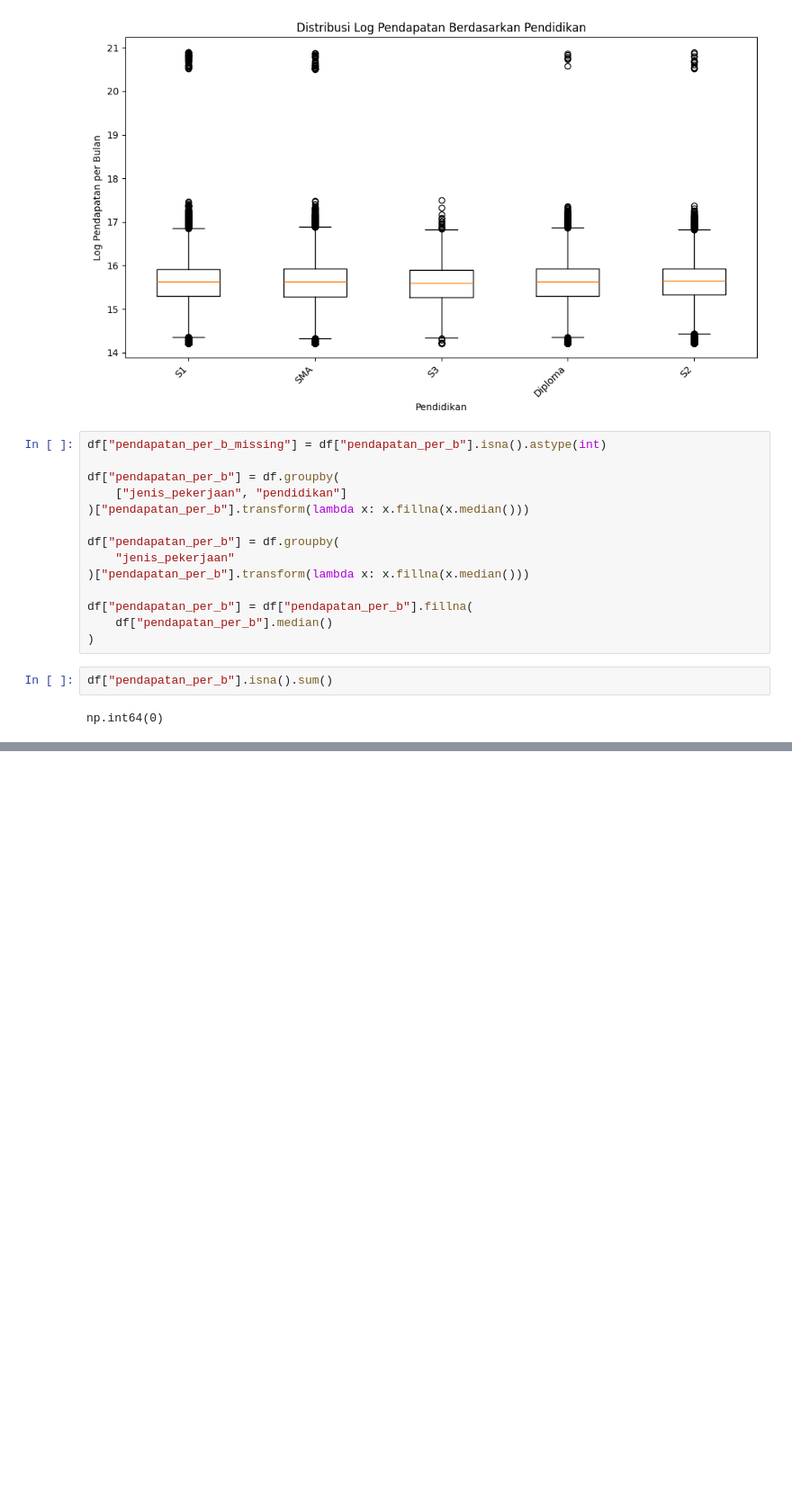
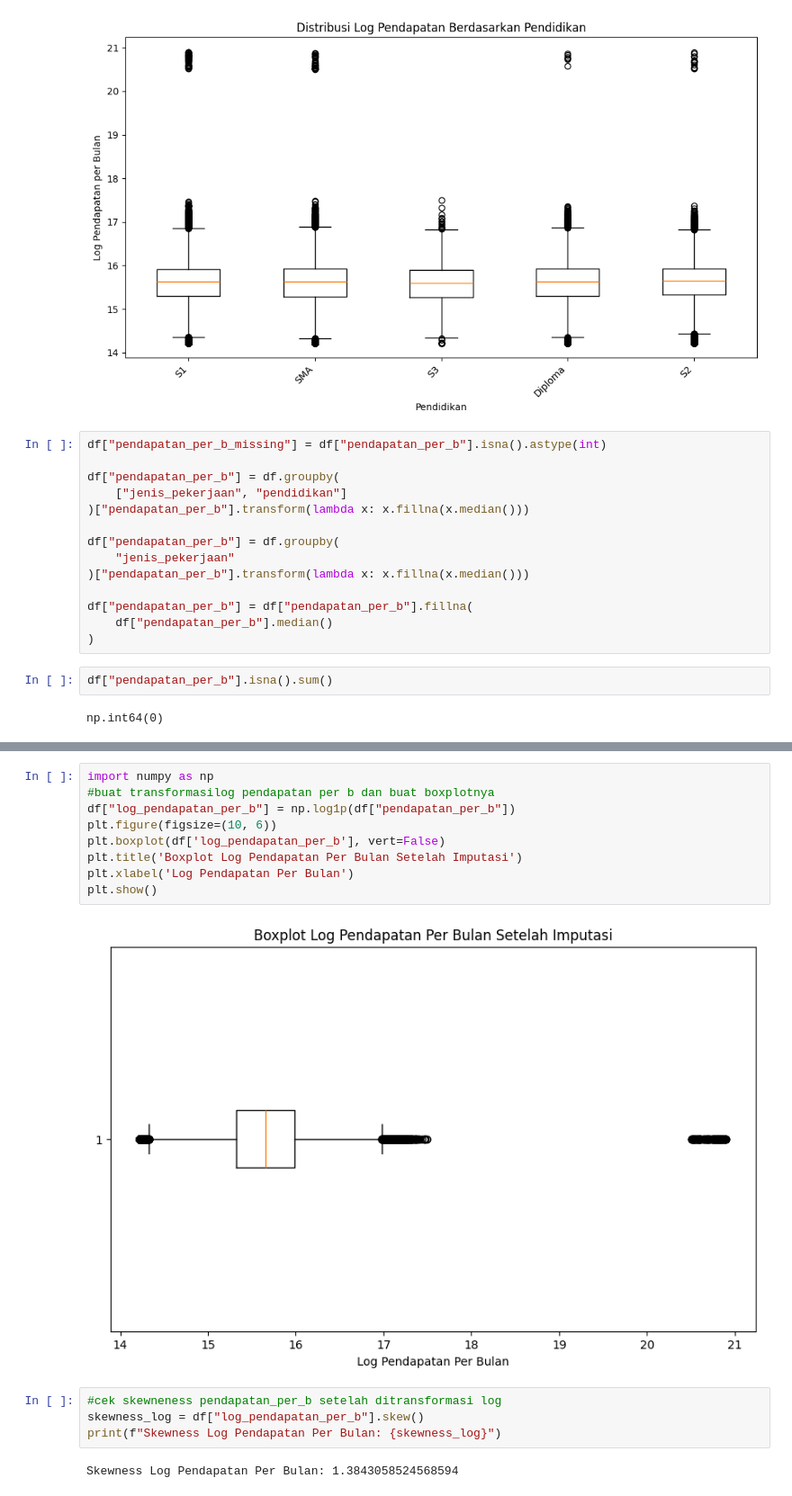
Before and after one commit to andikadibyaa/bflp-python, a Jupyter notebook: Sesi 2 - 10 JUN - Sesi EDA.ipynb, the cells around one changed output, grey strips where cells are left out. Shown at 90% size. Drawn from its saved outputs; the diff is of its cells as text; blank space fills up the shorter version.

```diff
--- a/Sesi 2 - 10 JUN - Sesi EDA.ipynb
+++ b/Sesi 2 - 10 JUN - Sesi EDA.ipynb
@@ -450,0 +825,17 @@ np.int64(0)
+# %%
+import numpy as np
+#buat transformasilog pendapatan per b dan buat boxplotnya
+df["log_pendapatan_per_b"] = np.log1p(df["pendapatan_per_b"])
+plt.figure(figsize=(10, 6))
+plt.boxplot(df['log_pendapatan_per_b'], vert=False)
+plt.title('Boxplot Log Pendapatan Per Bulan Setelah Imputasi')
+plt.xlabel('Log Pendapatan Per Bulan')
+plt.show()
+# %% [output]
+[figure, added]
+# %%
+#cek skewneness pendapatan_per_b setelah ditransformasi log
+skewness_log = df["log_pendapatan_per_b"].skew()
+print(f"Skewness Log Pendapatan Per Bulan: {skewness_log}")
+# %% [output]
+Skewness Log Pendapatan Per Bulan: 1.3843058524568594
```
Also changed, not shown: parts of 25 cells of this notebook.
